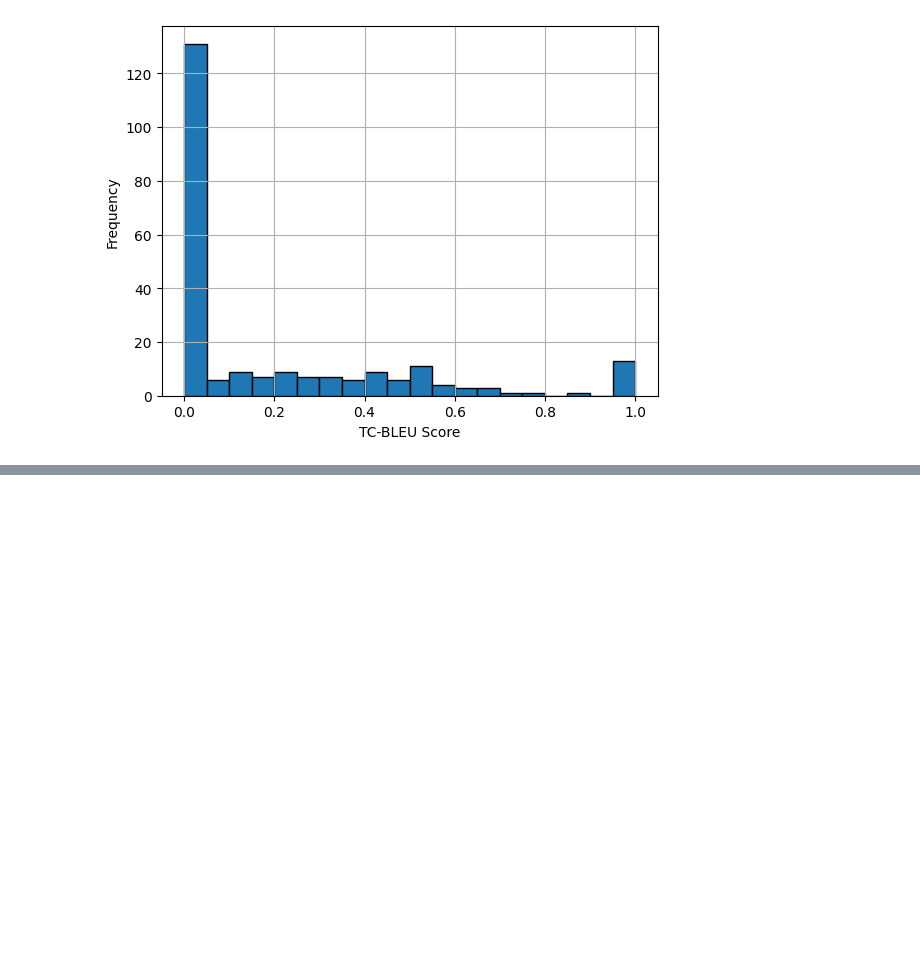
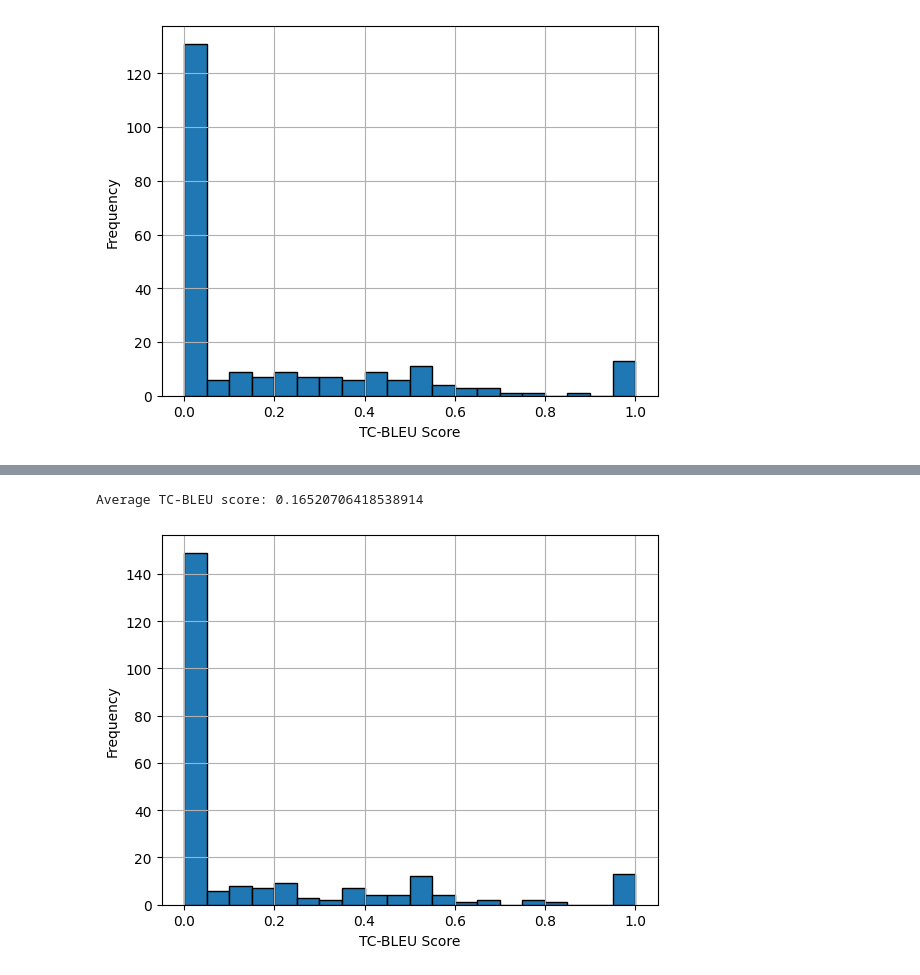
Before and after one commit to agatha-duzan/autoformalization_with_hypothesis, a Jupyter notebook: results_analysis.ipynb, the cells around one changed output, grey strips where cells are left out. Saved outputs shown, nothing was run; the diff lists cells and outputs as text; code cells hidden in the pictures; blank space fills up the shorter version.

```diff
--- a/results_analysis.ipynb
+++ b/results_analysis.ipynb
@@ -155,0 +159,13 @@ sorry
+# %%
+df['TC-BLEU'] = df.apply(lambda row: 0 if row['num_repl_errors'] > 0 else row['bleu'], axis=1)
+
+average_tc_bleu = df['TC-BLEU'].mean()
+print(f"Average TC-BLEU score: {average_tc_bleu}")
+
+df['TC-BLEU'].hist(bins=20, edgecolor='black')
+plt.xlabel('TC-BLEU Score')
+plt.ylabel('Frequency')
+plt.show()
+# %% [output]
+Average TC-BLEU score: 0.16520706418538914
+[figure, added]
```
Also changed, not shown: parts of 8 cells of this notebook, 6 other files.
